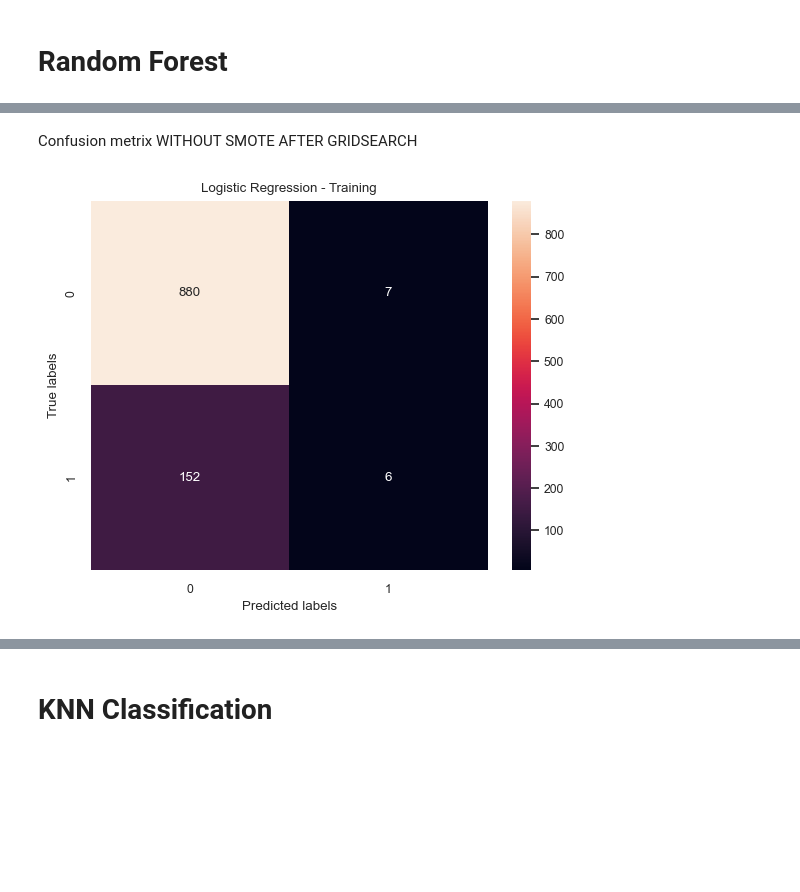
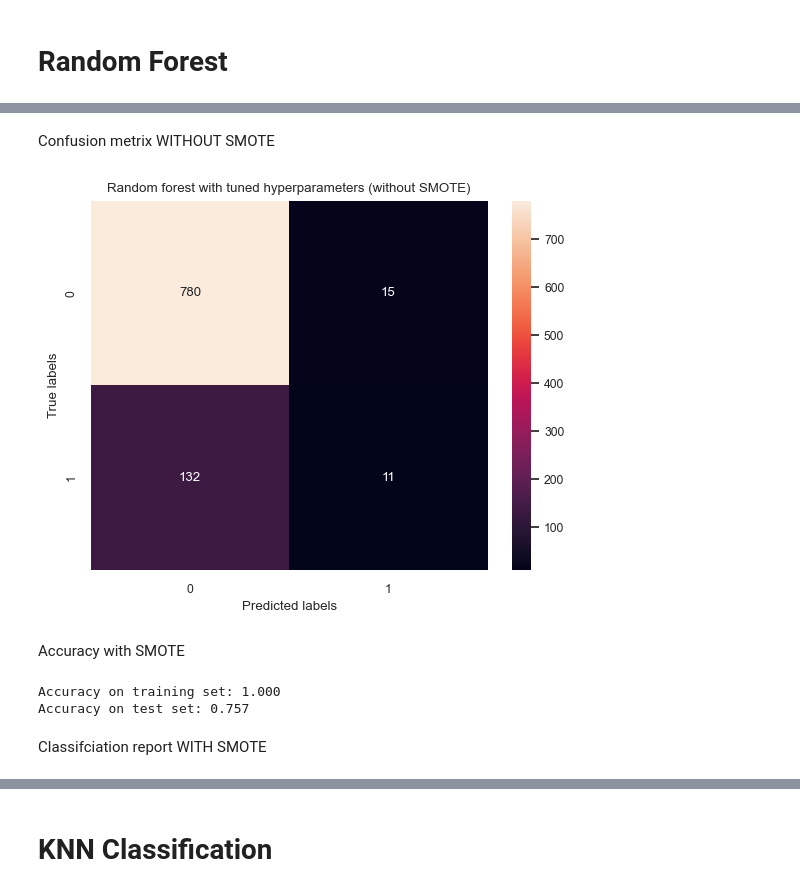
Before and after one commit to heddaenger/Bigdatamanagement, a Jupyter notebook: CHD Exam Project.ipynb, the cells around one changed output, grey strips where cells are left out. Drawn from its saved outputs; the diff is of its cells as text; code cells hidden in the pictures; blank space fills up the shorter version.

```diff
--- a/CHD Exam Project.ipynb
+++ b/CHD Exam Project.ipynb
@@ -360,0 +366,8 @@ dtype: int64
+# %%
+chd_df['high_heartRate'] = (chd_df['heartRate'] >= 75).astype(int)
+chd_df['high_cigsPerDay'] = (chd_df['cigsPerDay'] >= 17).astype(int)
+chd_df['high_totChol'] = (chd_df['totChol'] >= 225).astype(int)
+
+chd_df.drop(['heartRate', 'cigsPerDay', 'totChol'] , axis=1, inplace=True)
+
+chd_df = chd_df[["gender","age","currentSmoker","BPMeds","prevalentStroke","prevalentHyp","diabetes","sysBP","diaBP","BMI","glucose","high_heartRate", "high_cigsPerDay", "high_totChol", "CHD"]]
@@ -526,7 +557,7 @@ sum(y_res)/len(y_res)
 # %% [markdown]
 WITHOUT SMOTE
 # %%
-log_reg = LogisticRegression()
+log_reg = LogisticRegression(max_iter=2000)
 log_reg.fit(X_train, y_train)
 log_reg_y_pred = log_reg.predict(X_test)
 print("Score on training set: {:.3f}".format(log_reg.score(X_train, y_train)))
@@ -699,12 +861,0 @@ WITHOUT SMOTE AFTER GRIDSEARCH
-# %%
-param_grid = {
-    'n_estimators': [300],
-    'max_depth': [5, 10, 15, 20],
-    'min_samples_split': [2, 5, 10],
-    'min_samples_leaf': [1, 2, 4],
-    'criterion': ['gini', 'entropy']
-}
-
-grid_search = GridSearchCV(RandomForestClassifier(), param_grid, cv=5, n_jobs=-1, verbose=3)
-grid_search.fit(X_train, y_train)
-best_rf = grid_search.best_estimator_
@@ -802,0 +971,16 @@ weighted avg       0.79      0.85      0.79      1045
+# %%
+# Tuning model with optimized hyperparameters
+rf_tuned = RandomForestClassifier(
+    n_estimators=41,
+    max_depth=400,
+    criterion= 'gini')
+
+# Train - Fitting model to training set
+rf_tuned.fit(X_train, y_train)
+
+# Predict y using test set
+y_rf_pred_tuned = rf_tuned.predict(X_test)
+
+
+print("Accuracy on training set: {:.3f}".format(rf_tuned.score(X_res, y_res)))
+print("Accuracy on test set: {:.3f}".format(rf_tuned.score(X_test, y_test)))
@@ -803,11 +1003,34 @@ weighted avg       0.79      0.85      0.79      1045
 # %% [markdown]
-Confusion metrix WITHOUT SMOTE AFTER GRIDSEARCH
+Confusion metrix WITHOUT SMOTE
 # %%
-cm3 = confusion_matrix(y_test,best_rf.predict(X_test))
+cm5 = confusion_matrix(y_test, y_rf_pred_tuned)
 ax= plt.subplot()
-sns.heatmap(cm3,annot=True, ax = ax, fmt='d')
+
+sns.heatmap(cm5,annot=True, ax = ax, fmt='d')
 ax.set_xlabel('Predicted labels');ax.set_ylabel('True labels');
-ax.set_title('Logistic Regression - Training');
+ax.set_title('Random forest with tuned hyperparameters (without SMOTE)');
 ax.xaxis.set_ticklabels(['0', '1']); ax.yaxis.set_ticklabels(['0', '1']);
 # %% [output]
-[figure, old version]
+[figure, new version]
+# %% [markdown]
+Accuracy with SMOTE
+# %%
+# Tuning model with optimized hyperparameters
+rf_sm_tuned = RandomForestClassifier(
+    n_estimators=72,
+    max_depth=300,
+    criterion= 'gini')
+
+# Train - Fitting model to training set
+rf_sm_tuned.fit(X_res, y_res)
+
+# Predict y using test set
+y_rf_sm_pred_tuned= rf_sm_tuned.predict(X_test)
+
+print("Accuracy on training set: {:.3f}".format(rf_sm_tuned.score(X_res, y_res)))
+print("Accuracy on test set: {:.3f}".format(rf_sm_tuned.score(X_test, y_test)))
+# %% [output]
+Accuracy on training set: 1.000
+Accuracy on test set: 0.757
+# %% [markdown]
+Classifciation report WITH SMOTE
```
Also changed, not shown: parts of 125 cells of this notebook.
